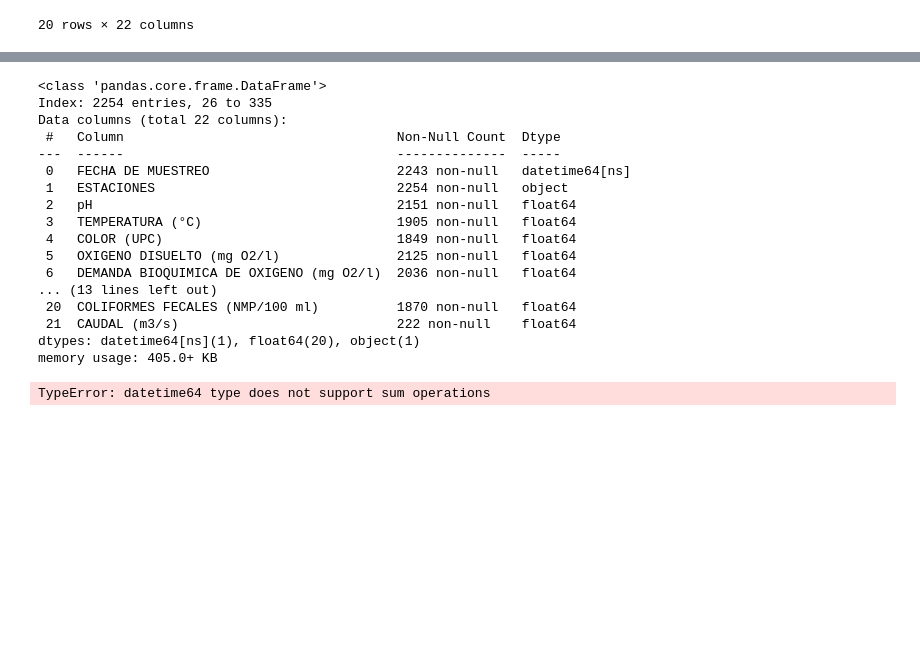
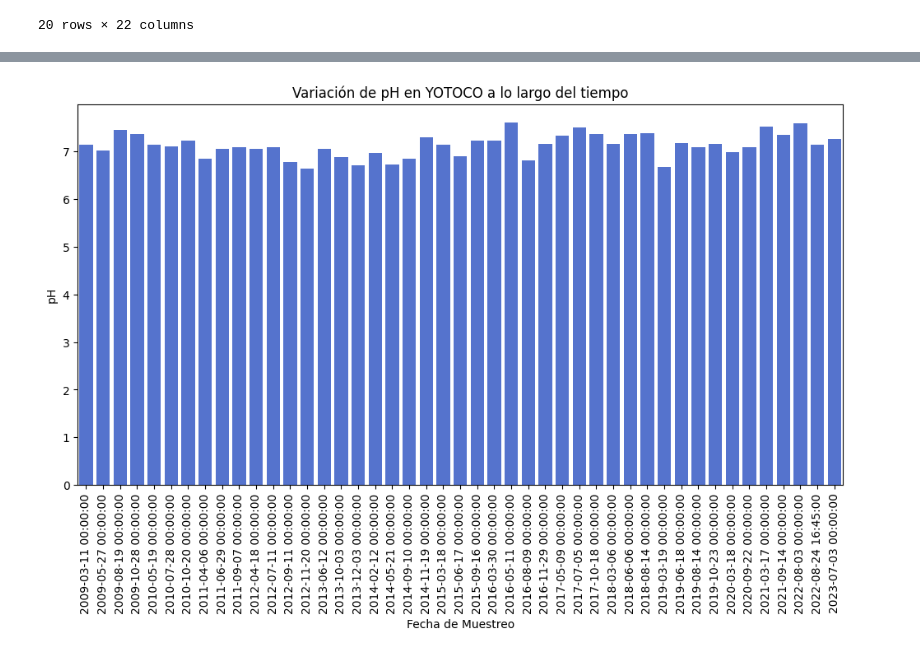
Before and after one commit to Casvill/TrabajoFinalEstadistica, a Jupyter notebook: EDA.ipynb, the cells around one changed output, grey strips where cells are left out. Drawn from its saved outputs; the diff is of its cells as text; code cells hidden in the pictures; blank space fills up the shorter version.

```diff
--- a/EDA.ipynb
+++ b/EDA.ipynb
@@ -175,8 +181,8 @@ variables_numericas = [
 # Convertir las variables numéricas:
 
 for col in variables_numericas:
-    df[col] = pd.to_numeric(df[col], errors='coerce')  # Convierte y pone NaN si hay errores
+    df_procesado[col] = pd.to_numeric(df_procesado[col], errors='coerce')  # Convierte y pone NaN si hay errores
 
 # Verificar cambios
-print(df.dtypes)
+df_procesado.info()
 # %% [output]
@@ -228,2 +236,2 @@ o si simplemente no se realizaron dichas mediciones.
 # %%
-df = df.drop("MERCURIO (µg Hg/l)",axis=1)
+df_procesado = df_procesado.drop("MERCURIO (µg Hg/l)",axis=1)
@@ -255,7 +283,7 @@ Categories (24, object): ['ANACARO', 'ANTES INTERCEPTOR', 'ANTES INTERCEPTOR SUR
 Se observa que hay un total de 24 datos únicos, por lo que procederé a realizar la limpieza de los datos.
 # %%
 # Eliminar espacios extra al inicio y final
-df["ESTACIONES"] = df["ESTACIONES"].str.strip()
+df_procesado["ESTACIONES"] = df_procesado["ESTACIONES"].str.strip()
 
 # Reemplazar nombres inconsistentes
 correcciones = {
@@ -266,10 +294,10 @@ correcciones = {
     "PASO DE  LA TORRE": "PASO DE LA TORRE"
 }
 
-df["ESTACIONES"] = df["ESTACIONES"].replace(correcciones)
+df_procesado["ESTACIONES"] = df_procesado["ESTACIONES"].replace(correcciones)
 
 # Verificar los valores únicos después de la corrección
-pd.Series(df["ESTACIONES"].unique())
+pd.Series(df_procesado["ESTACIONES"].unique())
 # %% [output]
 0                    YOTOCO
 1                MEDIACANOA
@@ -401,5 +409,3 @@ df.head(20)
 | 18 | 1990-01-12 | PUENTE GUAYABAL | 7.3 | NaN | NaN | 2.60 | ... |
 | 19 | 1990-01-12 | LA VICTORIA | 7.4 | NaN | NaN | 2.60 | ... |
 20 rows × 22 columns
-# %%
-df = df.sort_values(by='FECHA DE MUESTREO')
@@ -427,24 +412,26 @@ df.head(20)
-# %%
-df.info()
-# %% [output]
-<class 'pandas.core.frame.DataFrame'>
-Index: 2254 entries, 26 to 335
-Data columns (total 22 columns):
- #   Column                                   Non-Null Count  Dtype
----  ------                                   --------------  -----
- 0   FECHA DE MUESTREO                        2243 non-null   datetime64[ns]
- 1   ESTACIONES                               2254 non-null   object
- 2   pH                                       2151 non-null   float64
- 3   TEMPERATURA (°C)                         1905 non-null   float64
- 4   COLOR (UPC)                              1849 non-null   float64
- 5   OXIGENO DISUELTO (mg O2/l)               2125 non-null   float64
- 6   DEMANDA BIOQUIMICA DE OXIGENO (mg O2/l)  2036 non-null   float64
-... (13 lines left out)
- 20  COLIFORMES FECALES (NMP/100 ml)          1870 non-null   float64
- 21  CAUDAL (m3/s)                            222 non-null    float64
-dtypes: datetime64[ns](1), float64(20), object(1)
-memory usage: 405.0+ KB
-# %%
-df.groupby(["ESTACIONES"]).sum().transpose()
-# %% [output]
-TypeError: datetime64 type does not support sum operations
+# %%
+# Filtrar por la estación deseada (ejemplo: "Estación A")
+estacion_especifica = "YOTOCO"
+valor_a_filtrar = "pH"
+
+#df_filtrado = df[(df["ESTACIONES"] == estacion_especifica) & (df[valor_a_filtrar].notnull())]
+
+# Ordenar por fecha
+#df_filtrado = df_filtrado.sort_values("FECHA DE MUESTREO")
+df_filtrado = df_procesado[(df_procesado[valor_a_filtrar].notnull()) & (df["ESTACIONES"] == estacion_especifica)].groupby(["FECHA DE MUESTREO"]).first().reset_index()[["FECHA DE MUESTREO","ESTACIONES",valor_a_filtrar]].sort_values(["FECHA DE MUESTREO"])
+df_filtrado = df_filtrado[df_filtrado["FECHA DE MUESTREO"].dt.year >= 2009]
+
+# Crear el gráfico de barras
+plt.figure(figsize=(12, 6))
+sns.barplot(x="FECHA DE MUESTREO", y=valor_a_filtrar, data=df_filtrado, color="royalblue")
+
+# Mejorar el formato del gráfico
+plt.xticks(rotation=90)
+plt.xlabel("Fecha de Muestreo")
+plt.ylabel(valor_a_filtrar)
+plt.title(f"Variación de {valor_a_filtrar} en {estacion_especifica} a lo largo del tiempo")
+
+# Mostrar el gráfico
+plt.show()
+# %% [output]
+[figure, added]
```
Also changed, not shown: parts of 23 cells of this notebook, 3 other files.
